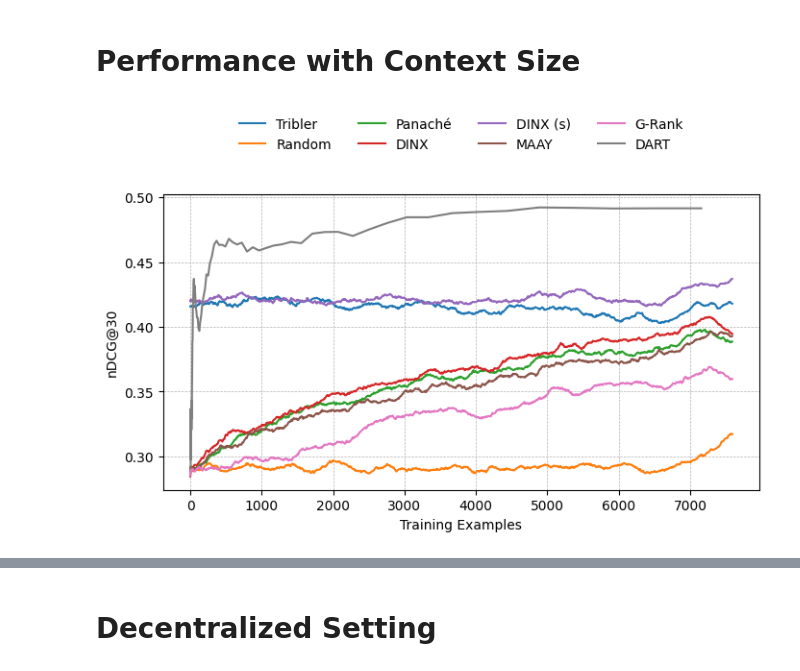
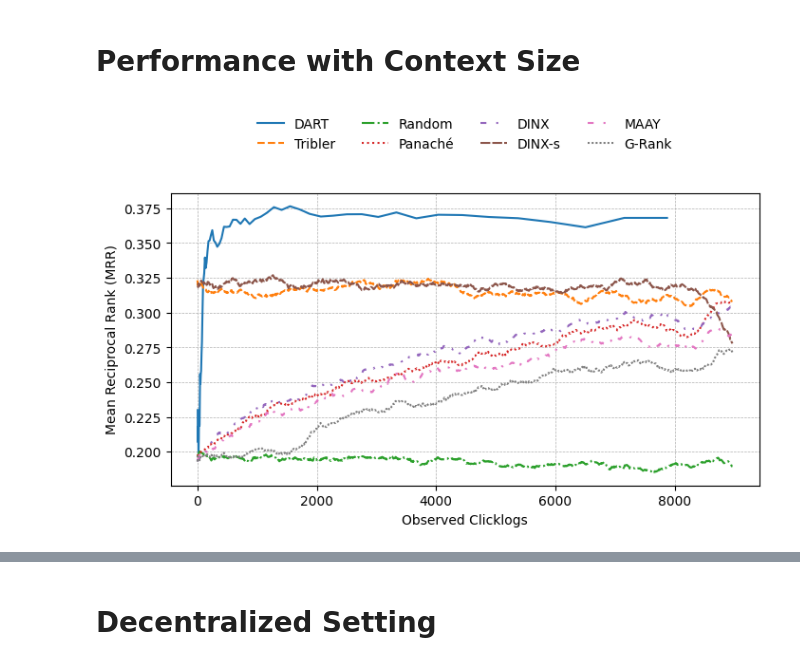
Before and after one commit to mg98/dart, a Jupyter notebook: results.ipynb, the cells around one changed output, grey strips where cells are left out. Drawn from its saved outputs; the diff is of its cells as text; code cells hidden in the pictures.

```diff
--- a/results.ipynb
+++ b/results.ipynb
@@ -144,23 +188,24 @@ plot_chosen_indices('ltr')
 # %% [markdown]
 # Performance with Context Size
+# %%
+all_results = {'ltr': {}}
+for i in range(2,76):
+    with open(f'results/context_maps/context_map_ltr_{i}_of_78.pkl', 'rb') as f:
+        result = pickle.load(f)
+        all_results['ltr'].update(result['ltr'])
+
+with open('results/context_maps.pkl', 'rb') as f:
+    all_results.update(pickle.load(f))
+
+filtered_results = {}
+for algo_name, index_dict in all_results.items():
+    filtered_results[algo_name] = {x: metrics[None] for x, metrics in index_dict.items()}
+
+all_ndcgs = filtered_results
 # %%
+import itertools
 import matplotlib.pyplot as plt
-import tikzplotlib
 import numpy as np
-import pickle
-
-with open('results/context_ndcgs.pkl', 'rb') as f:
-    all_ndcgs = pickle.load(f)
-
-with open('results/context_ndcgs_ltr.pkl', 'rb') as f:
-    all_ndcgs.update(pickle.load(f))
-
-desired_k = 30
-filtered_ndcgs = {}
-for algo_name, index_dict in all_ndcgs.items():
-    filtered_ndcgs[algo_name] = {x: metrics[desired_k] for x, metrics in index_dict.items() if desired_k in metrics}
-
-all_ndcgs = filtered_ndcgs
 
 def simple_moving_average(data, window_size):
     """Apply simple moving average with a fixed window size, ensuring length consistency."""
@@ -193,46 +238,63 @@ def log_adaptive_moving_average(data, x, min_window, max_window):
 
     return np.array(smoothed_data)
 
 def downsample_data(x, y, num_points=1000):
-    """Downsample (x, y) to at most `num_points` points while preserving trends."""
+    """Downsample (x, y) to at most num_points points while preserving trends."""
     if len(x) <= num_points:
         return x, y  # No need to downsample
 
     indices = np.round(np.linspace(0, len(x) - 1, num_points)).astype(int)
     return [x[i] for i in indices], [y[i] for i in indices]
 
+cmap = plt.get_cmap("tab10")
+colors = list(cmap.colors[:8])  # Extract the first eight colors
+
+line_styles = [
+    '-',                # solid
+    '--',               # dashed
+    '-.',               # dash-dot
+    ':',                # dotted
+    (0, (3, 5, 1, 5, 1, 5)),       # custom dash pattern: dash dot dotted
+    (0, (5, 1)),        # custom dash pattern: long dashes with short gaps
+    (0, (3, 5, 1, 5)),   # custom pattern: alternating short and long dashes
+    (0, (1, 1))         # custom dash pattern: densely dotted/dashed
+]
+
+color_cycle = itertools.cycle(colors)
+style_cycle = itertools.cycle(line_styles)
 
 fig, ax1 = plt.subplots(figsize=(8, 4))
 
-# Plot all algorithms on the same axis
 for algo_name, index_dict in all_ndcgs.items():
     x_filtered = sorted(index_dict.keys())
     y_vals = [index_dict[x] for x in x_filtered]
 
     if "ltr" in algo_name.lower():
         smoothed_vals = log_adaptive_moving_average(y_vals, x_filtered, 20, 2)
     else:
-        # smoothed_vals = simple_moving_average(y_vals, 300)
         smoothed_vals = log_adaptive_moving_average(y_vals, x_filtered, 300, 100)
 
     x_downsampled, y_downsampled = downsample_data(x_filtered, smoothed_vals, num_points=1000)
-    ax1.plot(x_downsampled, y_downsampled, label=ALGORITHMS[algo_name])
 
-ax1.set_xlabel('Training Examples')
-ax1.set_ylabel(f'nDCG@{desired_k or "max"}')
+    color = next(color_cycle)
+    style = next(style_cycle)
+
+    ax1.plot(
+        x_downsampled,
+        y_downsampled,
+        label=ALGORITHMS[algo_name],
+        linestyle=style,
+        color=color
+    )
+
+ax1.set_xlabel('Observed Clicklogs')
+ax1.set_ylabel('Mean Reciprocal Rank (MRR)')
 ax1.grid(True, which='both', linestyle='--', linewidth=0.5)
+ax1.legend(loc='upper center', bbox_to_anchor=(0.5, 1.3), ncol=4, frameon=False)
 
-# Combine legends
-ax1.legend(
-    loc='upper center',
-    bbox_to_anchor=(0.5, 1.3),
-    ncol=4,
-    frameon=False
-)
 
 tikzplotlib_fix_ncols(plt)
-tikzplotlib.save("results/tex/context_ndcgs.tex", axis_width=r'\columnwidth', axis_height=r'6cm')
 
-plt.show()
+tikzplotlib.save("results/tex/context_plot.tex", axis_width=r'\columnwidth', axis_height=r'5cm')
 # %% [output]
-[figure, old version]
+[figure, new version]
```
Also changed, not shown: parts of 12 cells of this notebook, 13 other files.
